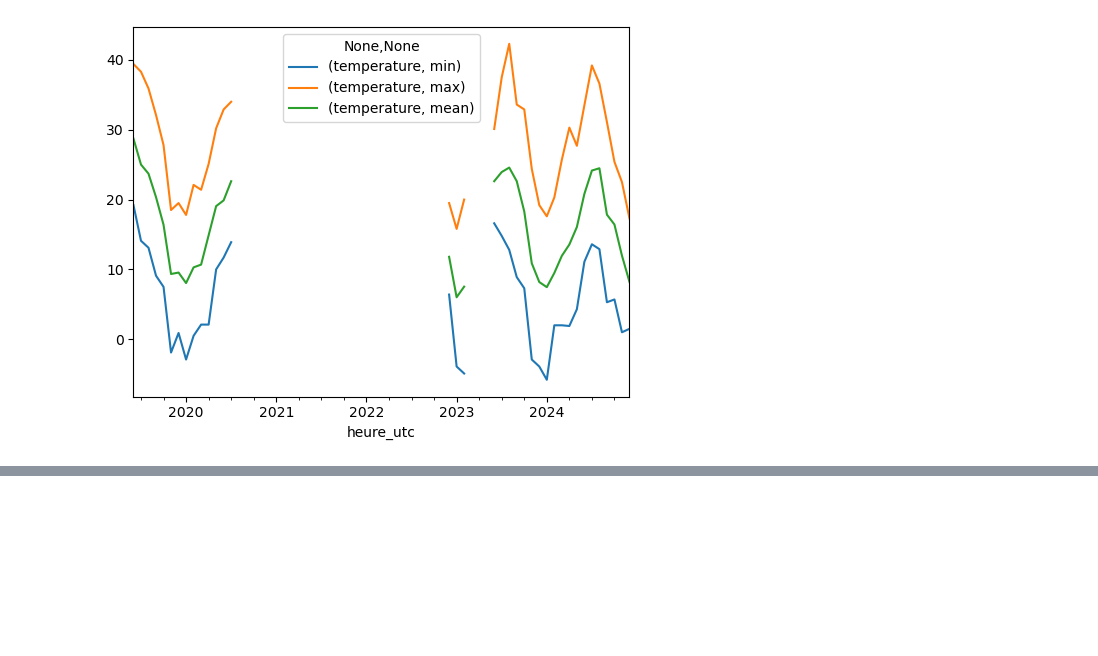
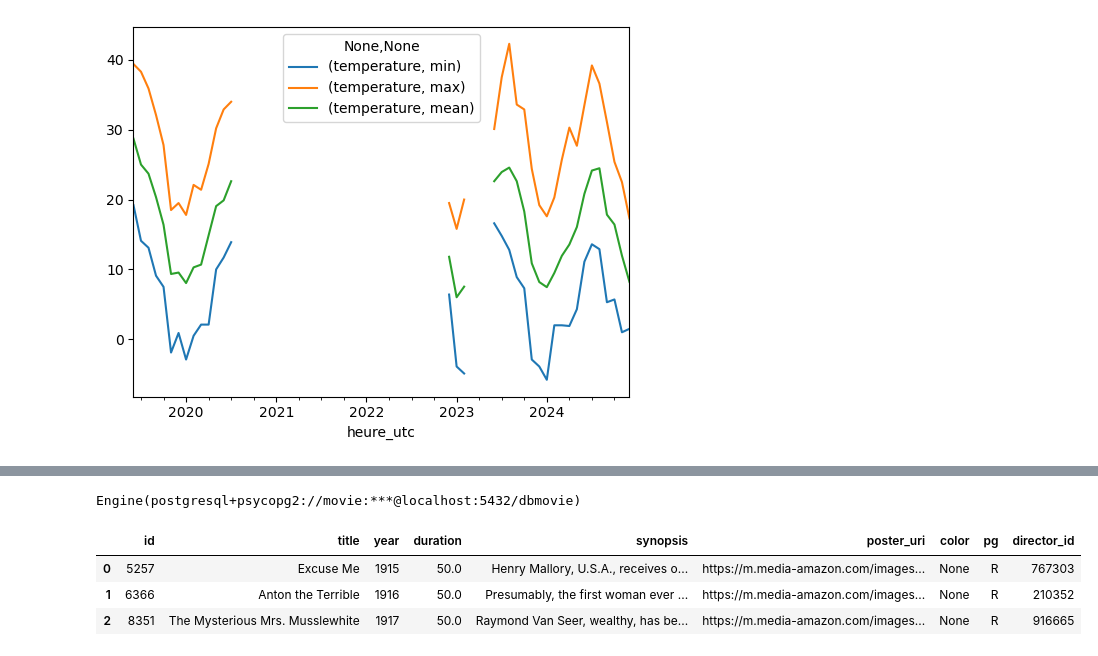
Before and after one commit to matthcol/python202412perf, a Jupyter notebook: scientific_python_demo.ipynb, the cells around one changed output, grey strips where cells are left out. Cells and saved outputs as stored; diff of their text form; code cells hidden in the pictures; blank space fills up the shorter version.

```diff
--- a/scientific_python_demo.ipynb
+++ b/scientific_python_demo.ipynb
@@ -576,0 +629,13 @@ stats.plot()
+# %%
+db_engine = create_engine("postgresql+psycopg2://movie:password@localhost:5432/dbmovie")
+db_engine
+# %% [output]
+Engine(postgresql+psycopg2://movie:***@localhost:5432/dbmovie)
+# %%
+movies = pd.read_sql_table('movie', con=db_engine)
+movies.head(3)
+# %% [output]
+|  | id | title | year | duration | synopsis | poster_uri | color | pg | director_id |
+| 0 | 5257 | Excuse Me | 1915 | 50.0 | Henry Mallory, U.S.A., receives o... | https://m.media-amazon.com/images... | None | R | 767303 |
+| 1 | 6366 | Anton the Terrible | 1916 | 50.0 | Presumably, the first woman ever ... | https://m.media-amazon.com/images... | None | R | 210352 |
+| 2 | 8351 | The Mysterious Mrs. Musslewhite | 1917 | 50.0 | Raymond Van Seer, wealthy, has be... | https://m.media-amazon.com/images... | None | R | 916665 |
```
Also changed, not shown: parts of 7 cells of this notebook, 9 other files.
